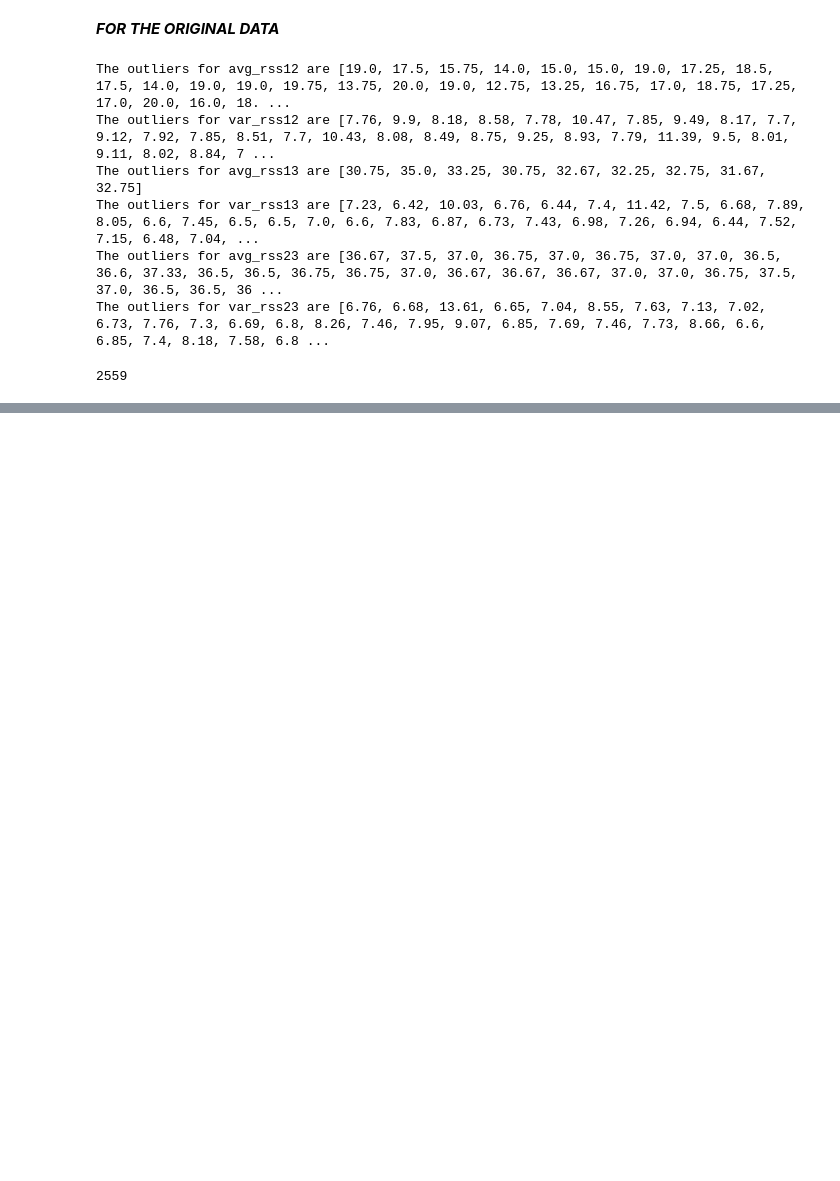
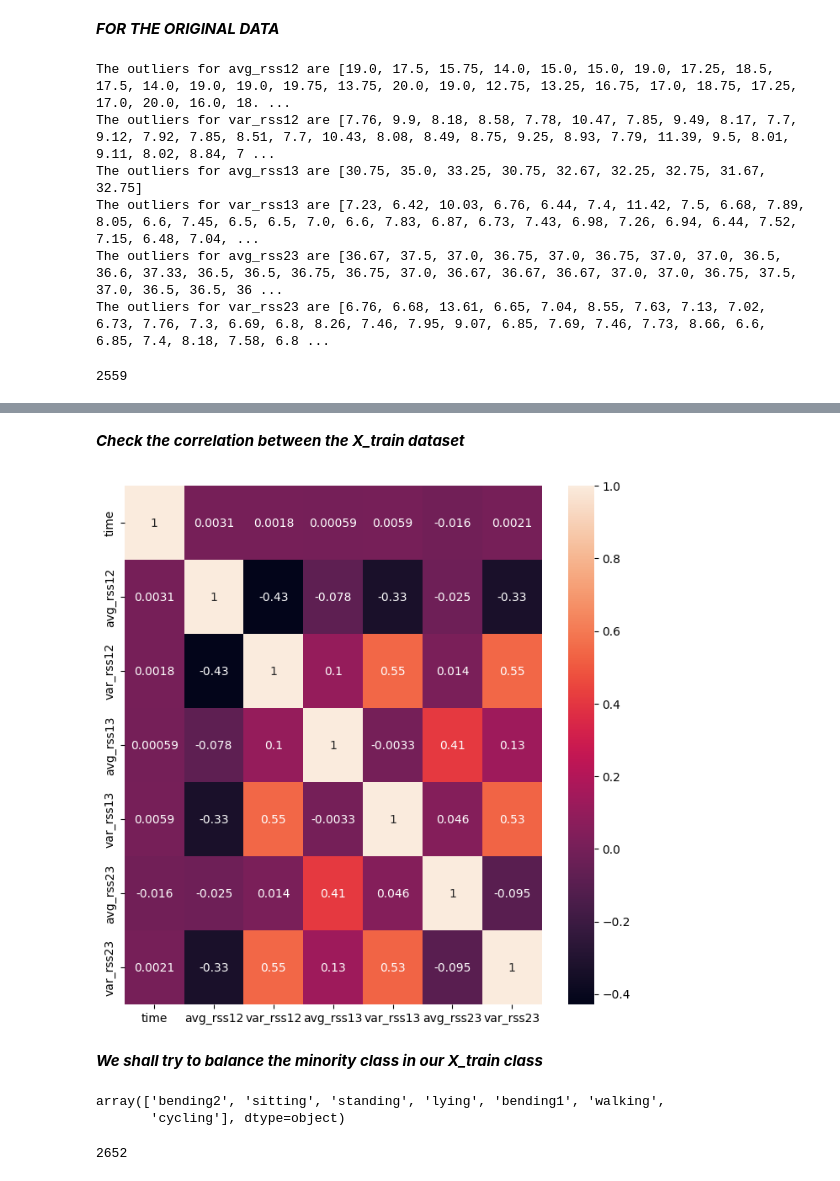
Before and after one commit to omolevictor97/data_fusion_and_prediction, a Jupyter notebook: Notebook/eda.ipynb, the cells around one changed output, grey strips where cells are left out. Cells and saved outputs as stored; diff of their text form; code cells hidden in the pictures; blank space fills up the shorter version.

```diff
--- a/Notebook/eda.ipynb
+++ b/Notebook/eda.ipynb
@@ -252,0 +319,3 @@ The outliers for var_rss23 are [6.76, 6.68, 13.61, 6.65, 7.04, 8.55, 7.63, 7.13,
+# %%
+X_train = train_df.iloc[:,:-1]
+y_train = train_df.iloc[:, -1]
@@ -252,0 +407,19 @@ The outliers for var_rss23 are [6.76, 6.68, 13.61, 6.65, 7.04, 8.55, 7.63, 7.13,
+# %% [markdown]
+***Check the correlation between the X_train dataset***
+# %%
+plt.figure(figsize=(8,8))
+sns.heatmap(X_train.corr(), annot=True, cbar=True)
+plt.show()
+# %% [output]
+[figure, added]
+# %% [markdown]
+***We shall try to balance the minority class in our X_train class***
+# %%
+y_train.unique()
+# %% [output]
+array(['bending2', 'sitting', 'standing', 'lying', 'bending1', 'walking',
+       'cycling'], dtype=object)
+# %%
+sum(y_train == "bending1")
+# %% [output]
+2652
```
Also changed, not shown: parts of 75 cells of this notebook.
